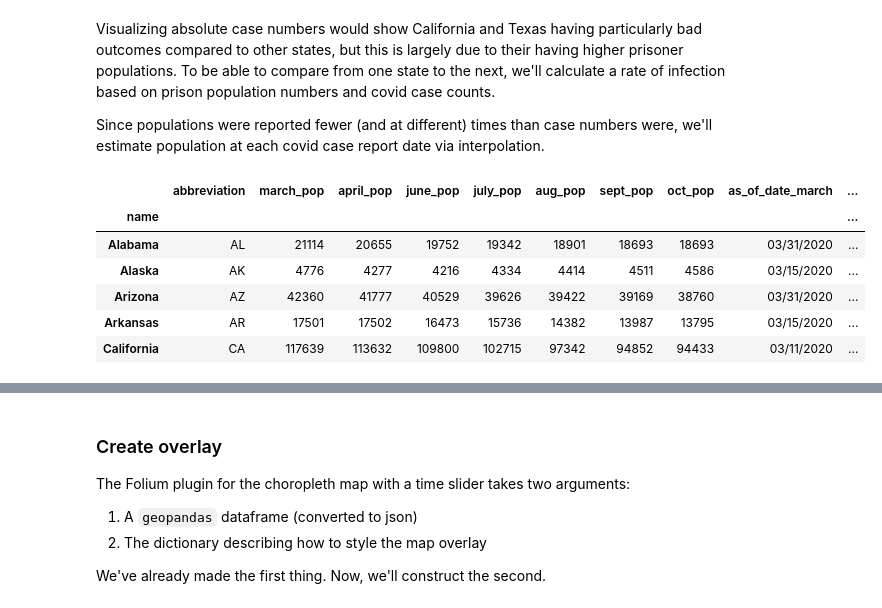
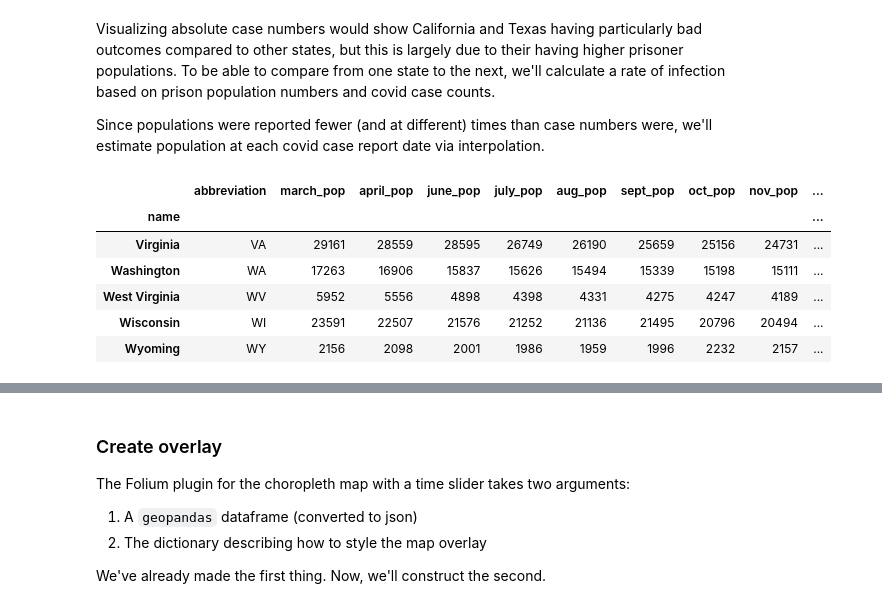
Before and after one commit to william-rice/covid-prisons, a Jupyter notebook: map_viz.ipynb, the cells around one changed output, grey strips where cells are left out. Cells and saved outputs as stored; diff of their text form; code cells hidden in the pictures.

```diff
--- a/map_viz.ipynb
+++ b/map_viz.ipynb
@@ -143,13 +135,14 @@ import pandas as pd
 raw_pop = pd.read_csv("prison_populations.csv")
 # %%
 raw_pop = raw_pop.set_index('name')
-raw_pop.head()
+raw_pop.drop(index="Federal", inplace=True) # Ditch the federal data
+raw_pop.tail()
 # %% [output]
-|  | abbreviation | march_pop | april_pop | june_pop | july_pop | aug_pop | sept_pop | oct_pop | as_of_date_march | ... |
+|  | abbreviation | march_pop | april_pop | june_pop | july_pop | aug_pop | sept_pop | oct_pop | nov_pop | ... |
 | name |  |  |  |  |  |  |  |  |  | ... |
-| Alabama | AL | 21114 | 20655 | 19752 | 19342 | 18901 | 18693 | 18693 | 03/31/2020 | ... |
-| Alaska | AK | 4776 | 4277 | 4216 | 4334 | 4414 | 4511 | 4586 | 03/15/2020 | ... |
-| Arizona | AZ | 42360 | 41777 | 40529 | 39626 | 39422 | 39169 | 38760 | 03/31/2020 | ... |
-| Arkansas | AR | 17501 | 17502 | 16473 | 15736 | 14382 | 13987 | 13795 | 03/15/2020 | ... |
-| California | CA | 117639 | 113632 | 109800 | 102715 | 97342 | 94852 | 94433 | 03/11/2020 | ... |
+| Virginia | VA | 29161 | 28559 | 28595 | 26749 | 26190 | 25659 | 25156 | 24731 | ... |
+| Washington | WA | 17263 | 16906 | 15837 | 15626 | 15494 | 15339 | 15198 | 15111 | ... |
+| West Virginia | WV | 5952 | 5556 | 4898 | 4398 | 4331 | 4275 | 4247 | 4189 | ... |
+| Wisconsin | WI | 23591 | 22507 | 21576 | 21252 | 21136 | 21495 | 20796 | 20494 | ... |
+| Wyoming | WY | 2156 | 2098 | 2001 | 1986 | 1959 | 1996 | 2232 | 2157 | ... |
 # %%
```
Also changed, not shown: parts of 40 cells of this notebook, 4 other files.
